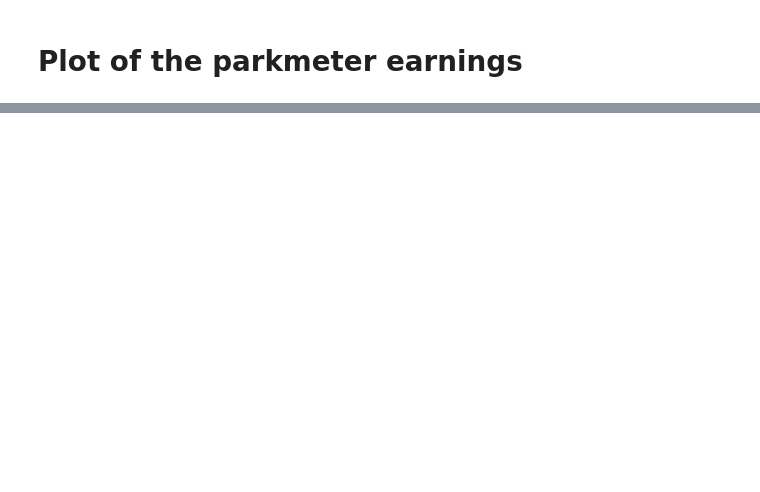
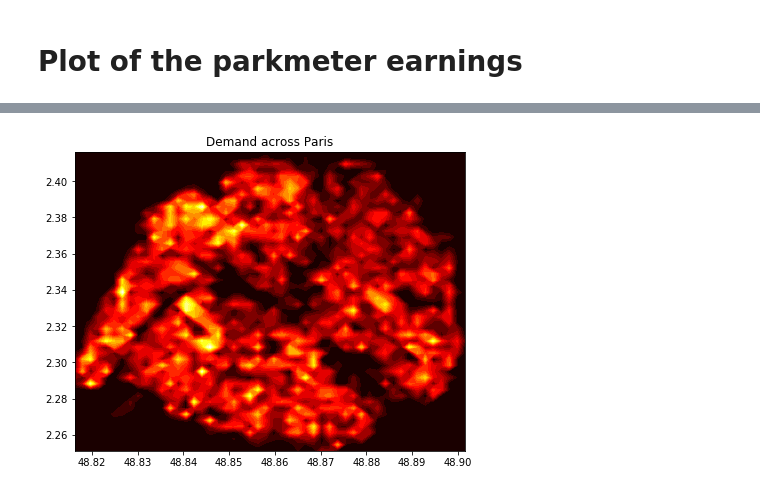
Before and after one commit to AF018/Oliver_Wymann_datacase, a Jupyter notebook: display_parkmeter_map.ipynb, the cells around one changed output, grey strips where cells are left out. Saved outputs shown, nothing was run; the diff lists cells and outputs as text; code cells hidden in the pictures; blank space fills up the shorter version.

```diff
--- a/display_parkmeter_map.ipynb
+++ b/display_parkmeter_map.ipynb
@@ -115,0 +149,45 @@ plt.show()
+# %%
+median_count = parking_counts_join_data.groupby(['parkmeter_coordinates', 'weekday', 'hour'])['count'].median()
+count_frame = median_count.to_frame()
+count_frame.reset_index(inplace=True)
+# %%
+weekday = "Monday"
+hour = 12
+sliced_count = count_frame[(count_frame["weekday"]==weekday) & (count_frame["hour"]==hour)]
+# %%
+parkmeter_number = len(sliced_count)
+parkmeter_coords_list = [np.fromstring(sliced_count['parkmeter_coordinates'].iloc[idx], dtype=np.float64, sep=", ")
+                         for idx in range(parkmeter_number)]
+parkmeter_amount_list = [(sliced_count['count'].iloc[idx])
+                         for idx in range(parkmeter_number)]
+swapped_coords = np.column_stack((np.array(parkmeter_coords_list), np.array(parkmeter_amount_list)))
+
+coords = np.zeros(swapped_coords.shape)
+coords[:, 0], coords[:, 1] = swapped_coords[:, 1], swapped_coords[:, 0]
+coords[:, 2] = swapped_coords[:, 2]
+# %%
+# Representing the repartition of the parkmeters across the map
+grid_param = 50
+x_step = (x_max - x_min)/(grid_param-1)
+y_step = (y_max - y_min)/(grid_param-1)
+
+x_mesh = np.linspace(x_min, x_max, num=grid_param);
+y_mesh = np.linspace(y_min, y_max, num=grid_param);
+parkmeter_repartition = np.zeros((grid_param, grid_param))
+for i in range(coords.shape[0]):
+    x_idx = int((coords[i, 0] - x_min)/x_step)
+    y_idx = int((coords[i, 1] - y_min)/y_step)
+    parkmeter_repartition[x_idx, y_idx] += coords[i, 2]
+
+
+X, Y = np.meshgrid(x_mesh, y_mesh)
+Z = parkmeter_repartition
+
+# Don't ask me why Y comes before X, cause I'll answer you "yes"
+plt.subplots(figsize=(7, 5.5))
+plt.contourf(Y, X, Z, 20, cmap='hot')
+#plt.colorbar()
+plt.title("Demand across Paris")
+plt.show()
+# %% [output]
+[figure, added]
```
Also changed, not shown: parts of 10 cells of this notebook, 1 other file.
